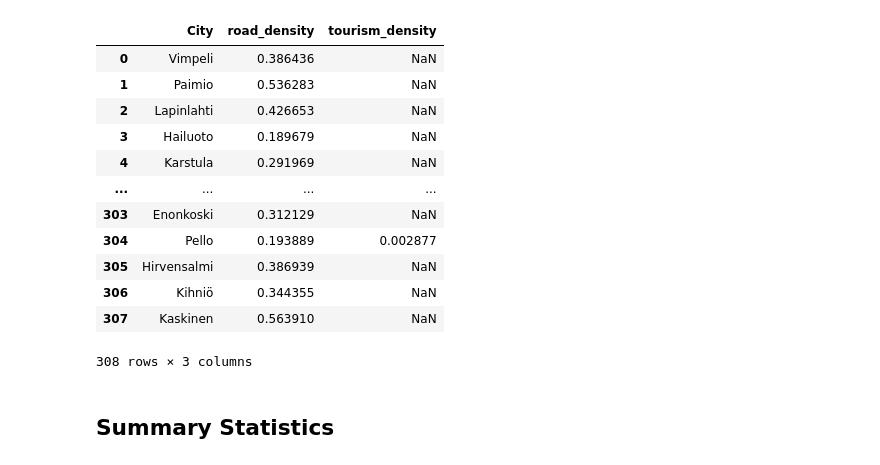
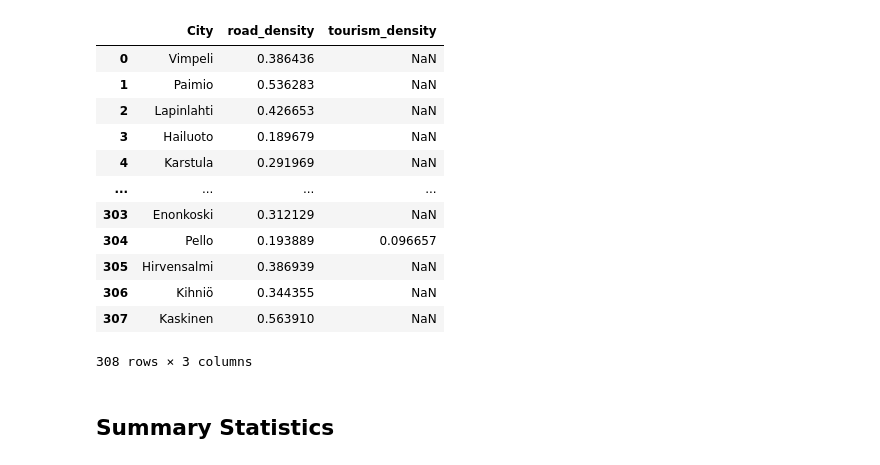
Before and after one commit to selmuu/Main-Assignment-03---Data-Analytics, a Jupyter notebook: matplotlib.ipynb, the cells around one changed output. Cells and saved outputs as stored; diff of their text form; code cells hidden in the pictures.

```diff
--- a/matplotlib.ipynb
+++ b/matplotlib.ipynb
@@ -16,23 +16,23 @@ df = df.merge(beds_df, on="City", how="left")
 # %%
 # road density
 df["road_density"] = df["Tiepituus"] / df["landarea"]
 
 # tourism density (cleaned some data)
-df["Liikkeet, lkm 2025*"] = df["Liikkeet, lkm 2025*"].replace(".", np.nan)
-df["Liikkeet, lkm 2025*"] = pd.to_numeric(df["Liikkeet, lkm 2025*"])
-df["tourism_density"] = df["Liikkeet, lkm 2025*"] / df["landarea"]
+df["Vuoteet, lkm 2025*"] = df["Vuoteet, lkm 2025*"].replace(".", np.nan)
+df["Vuoteet, lkm 2025*"] = pd.to_numeric(df["Vuoteet, lkm 2025*"])
+df["tourism_density"] = df["Vuoteet, lkm 2025*"] / df["landarea"]
 
 df[["City", "road_density", "tourism_density"]]
 # %% [output]
 |  | City | road_density | tourism_density |
 | 0 | Vimpeli | 0.386436 | NaN |
 | 1 | Paimio | 0.536283 | NaN |
 | 2 | Lapinlahti | 0.426653 | NaN |
 | 3 | Hailuoto | 0.189679 | NaN |
 | 4 | Karstula | 0.291969 | NaN |
 | ... | ... | ... | ... |
 | 303 | Enonkoski | 0.312129 | NaN |
-| 304 | Pello | 0.193889 | 0.002877 |
+| 304 | Pello | 0.193889 | 0.096657 |
 | 305 | Hirvensalmi | 0.386939 | NaN |
 | 306 | Kihniö | 0.344355 | NaN |
 | 307 | Kaskinen | 0.563910 | NaN |
```
Also changed, not shown: parts of 7 cells of this notebook, 1 other file.
